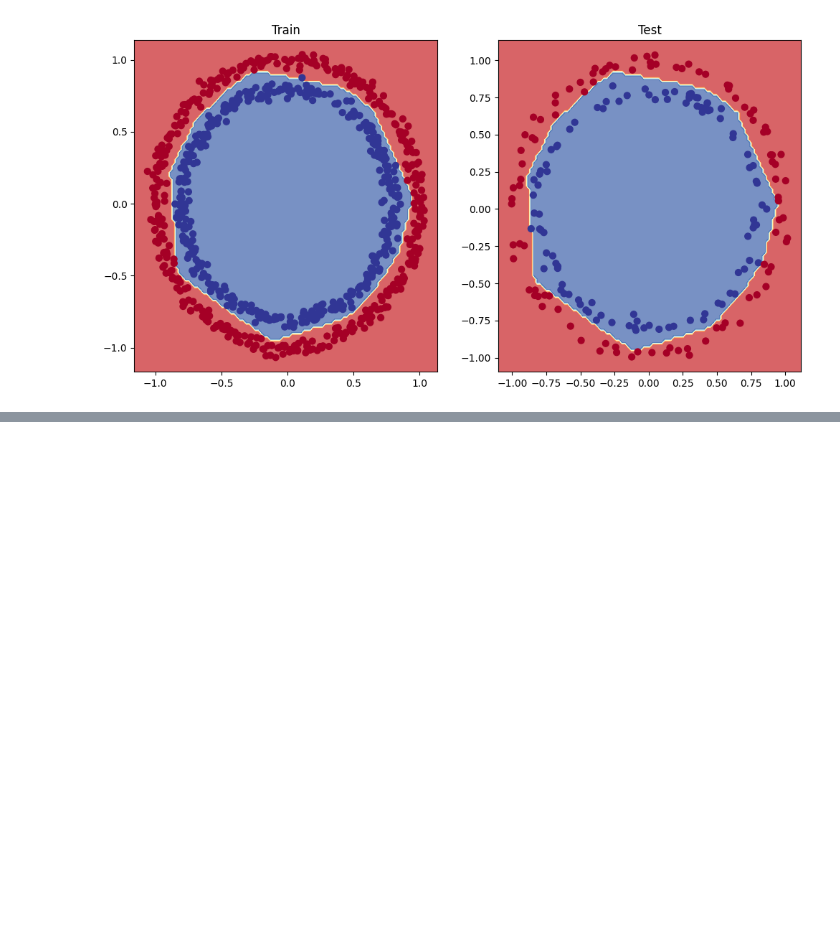
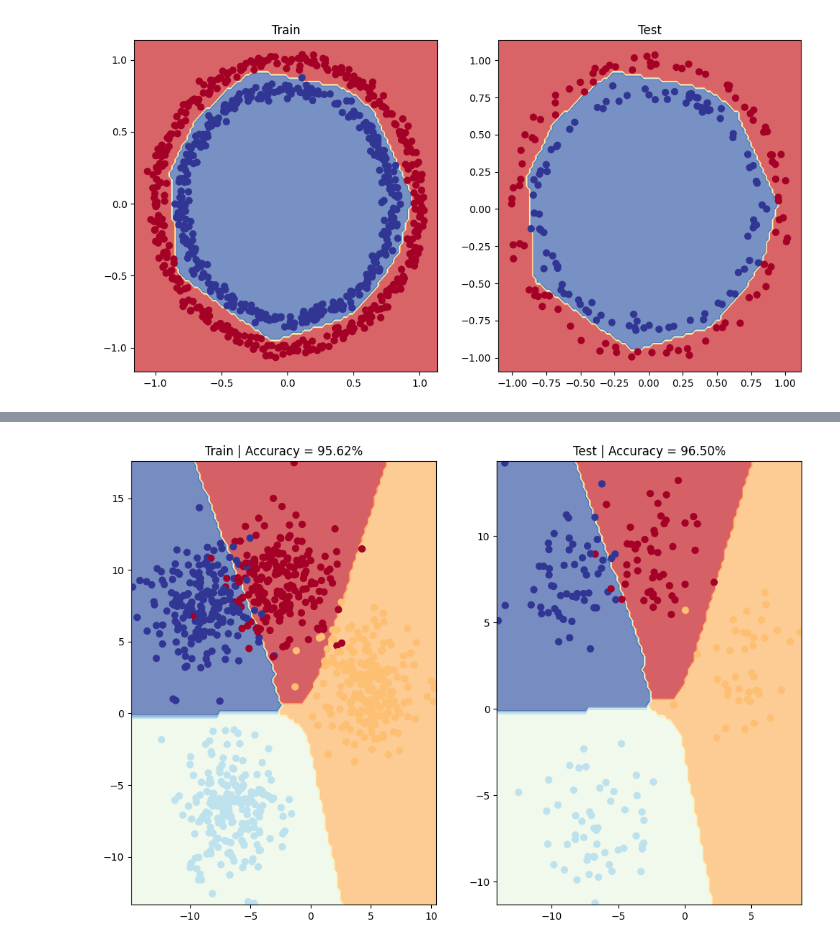
Before and after one commit to Maniacravi/pytorch-deep-learning, a Jupyter notebook: 02_pytorch_classification_mani.ipynb, the cells around one changed output, grey strips where cells are left out. Cells and saved outputs as stored; diff of their text form; code cells hidden in the pictures; blank space fills up the shorter version.

```diff
--- a/02_pytorch_classification_mani.ipynb
+++ b/02_pytorch_classification_mani.ipynb
@@ -976,0 +1244,18 @@ plt.show()
+# %%
+# Make predictions - non-linear model
+model_blob_nonlinear.eval()
+with torch.inference_mode():
+    y_logits = model_blob_nonlinear(X_blob_test).squeeze()
+    y_pred = torch.softmax(y_logits, dim=1).argmax(dim=1)
+
+# PLot decision boundary
+plt.figure(figsize=(12,8))
+plt.subplot(1, 2, 1)
+plt.title(f"Train | Accuracy = {acc:0.2f}%")
+plot_decision_boundary(model_blob_nonlinear, X_blob_train, y_blob_train)
+plt.subplot(1, 2, 2)
+plt.title(f"Test | Accuracy = {test_acc:0.2f}%")
+plot_decision_boundary(model_blob_nonlinear, X_blob_test, y_blob_test)
+plt.show()
+# %% [output]
+[figure, added]
```
Also changed, not shown: parts of 16 cells of this notebook.
